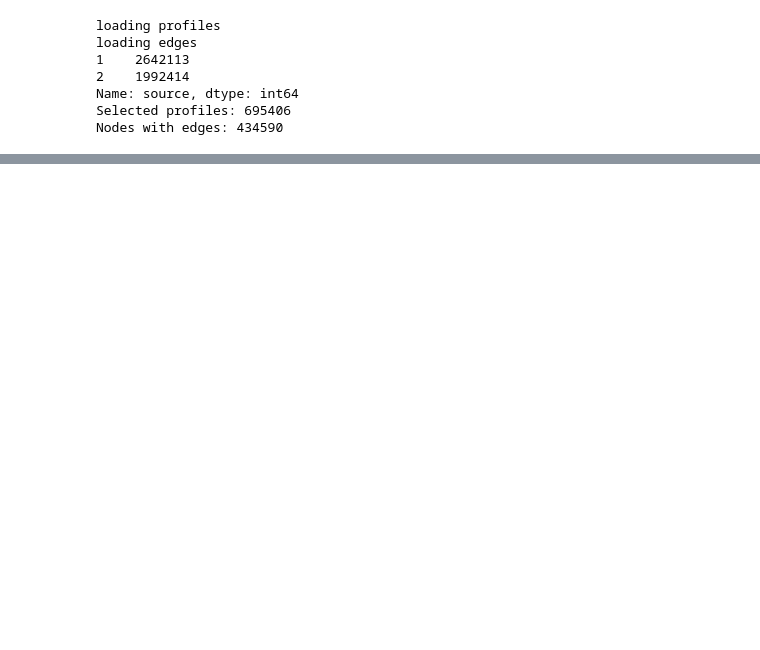
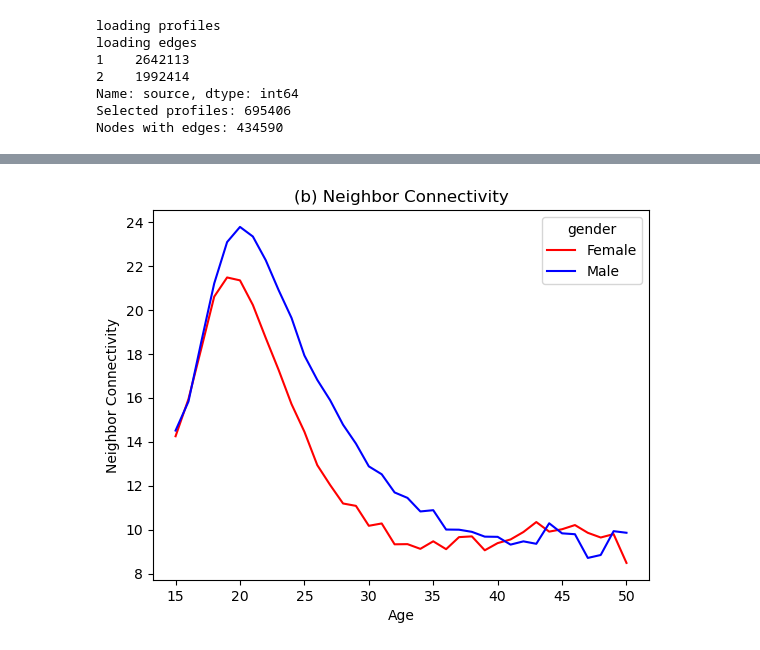
Before and after one commit to bbiroga/bce_ep_2022_HW, a Jupyter notebook: POKEC Network Analysis Stub for Students.ipynb, the cells around one changed output, grey strips where cells are left out. Saved outputs shown, nothing was run; the diff lists cells and outputs as text; code cells hidden in the pictures; blank space fills up the shorter version.

```diff
--- a/POKEC Network Analysis Stub for Students.ipynb
+++ b/POKEC Network Analysis Stub for Students.ipynb
@@ -38,0 +65,21 @@ dv.plot_age_relations_heatmap(edges_w_features)
+# %%
+def plot_node_neighbor_conn_by_gender(nodes,G):
+    """Plots neihgbor connectivity: the average degree of neighbors of a specific user"""
+    nodes_w_neighbor_conn=nodes
+
+    #using the inbuil nx.average_neighbor_degree function, and mapping it to each node
+    nodes_w_neighbor_conn=nodes_w_neighbor_conn.assign(neighbor_conn=nodes_w_neighbor_conn.user_id.map(nx.average_neighbor_degree(G)))
+    nodes_w_neighbor_conn['gender'].replace([0.0,1.0],['Female','Male'],inplace=True)
+
+    plot_df = (
+        nodes_w_neighbor_conn.groupby(["AGE", "gender"]).agg({"neighbor_conn": "mean"}).reset_index()
+    )
+    ax=sns.lineplot(data=plot_df, x="AGE", y="neighbor_conn", hue='gender', palette=['red', 'blue'])
+    ax.set_xlabel("Age")
+    ax.set_ylabel("Neighbor Connectivity")
+    ax.set_title("(b) Neighbor Connectivity")
+
+
+plot_node_neighbor_conn_by_gender(nodes,G)
+# %% [output]
+[figure, added]
```
Also changed, not shown: parts of 21 cells of this notebook.
